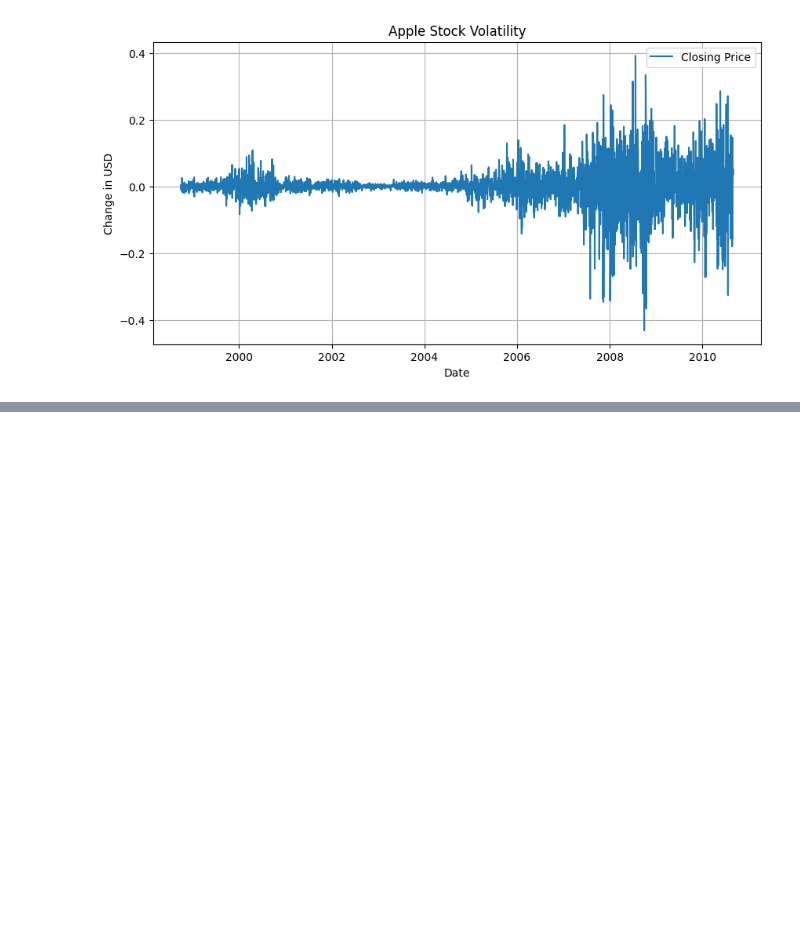
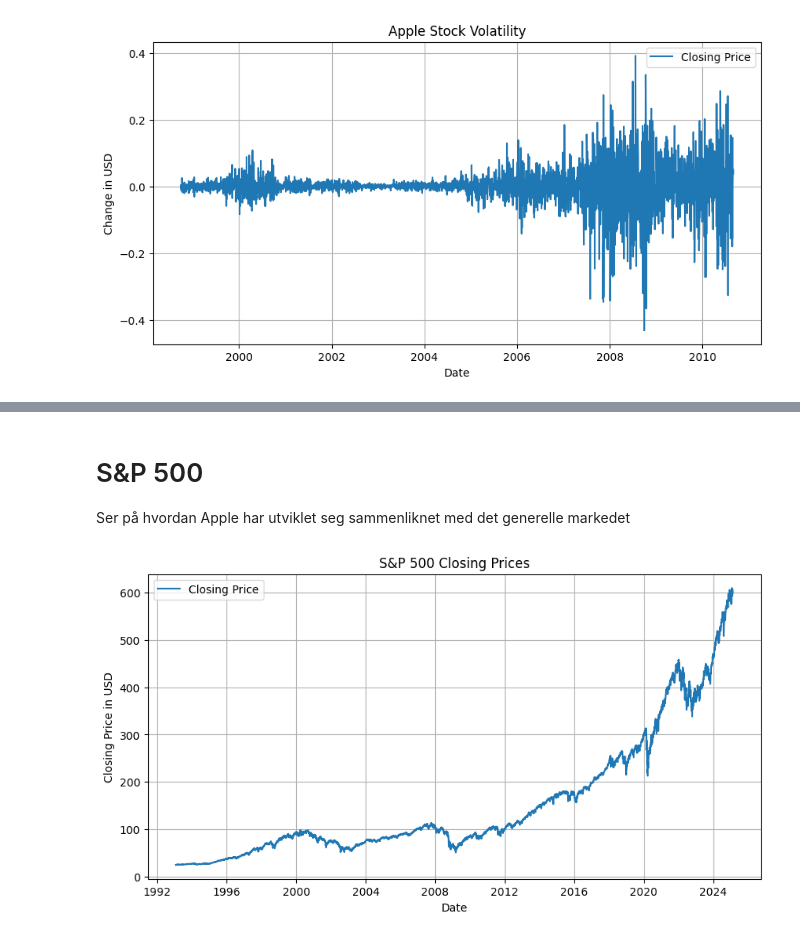
Before and after one commit to eirik-evjenth/Python_Collection, a Jupyter notebook: Visual Studio IT 2/Kapittel 3/Kapittel 3B/Prosjekt/APPL_manual_stocks.ipynb, the cells around one changed output, grey strips where cells are left out. Drawn from its saved outputs; the diff is of its cells as text; code cells hidden in the pictures; blank space fills up the shorter version.

```diff
--- a/Visual Studio IT 2/Kapittel 3/Kapittel 3B/Prosjekt/APPL_manual_stocks.ipynb
+++ b/Visual Studio IT 2/Kapittel 3/Kapittel 3B/Prosjekt/APPL_manual_stocks.ipynb
@@ -176,0 +234,32 @@ plt.show()
+# %% [markdown]
+# S&P 500
+
+Ser på hvordan Apple har utviklet seg sammenliknet med det generelle markedet
+# %%
+file2 = "S&P 500.csv"
+
+with open(file2, encoding="utf-8-sig") as fil2:
+    reader = csv.reader(fil2)
+    next(reader) # Går forbi første linje
+    spy_data = list(reader)
+
+
+spy_dates = []
+spy_closing_prices = []
+
+for row in spy_data[2:]:
+    spy_date_str = row[0]
+    spy_date = datetime.strptime(spy_date_str, '%Y-%m-%d')
+    spy_dates.append(spy_date)
+    spy_closing_prices.append(float(row[4]))
+
+plt.figure(figsize=(10, 5))
+plt.plot(spy_dates, spy_closing_prices, label='Closing Price')
+plt.xlabel('Date')
+plt.ylabel('Closing Price in USD')
+plt.title('S&P 500 Closing Prices')
+plt.legend()
+plt.grid()
+plt.show()
+# %% [output]
+[figure, added]
```
Also changed, not shown: parts of 18 cells of this notebook, 3 other files.
